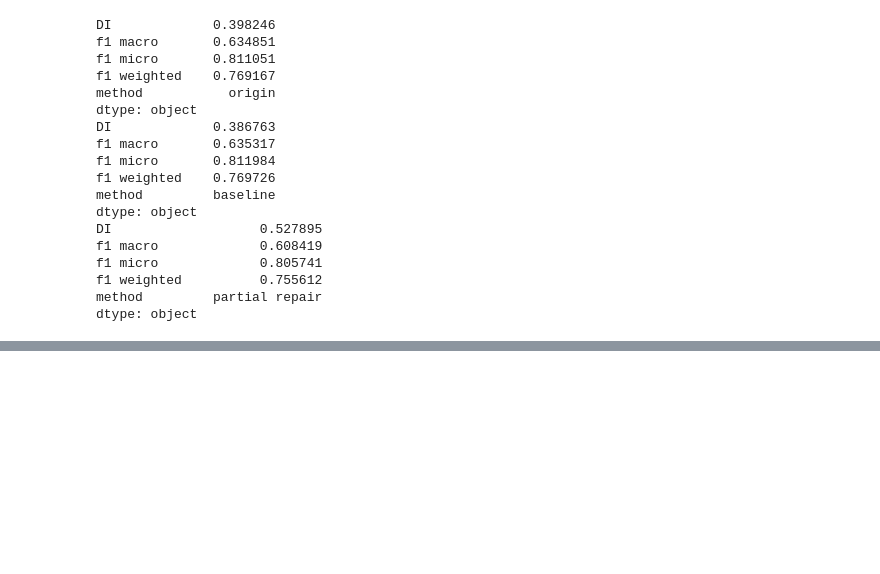
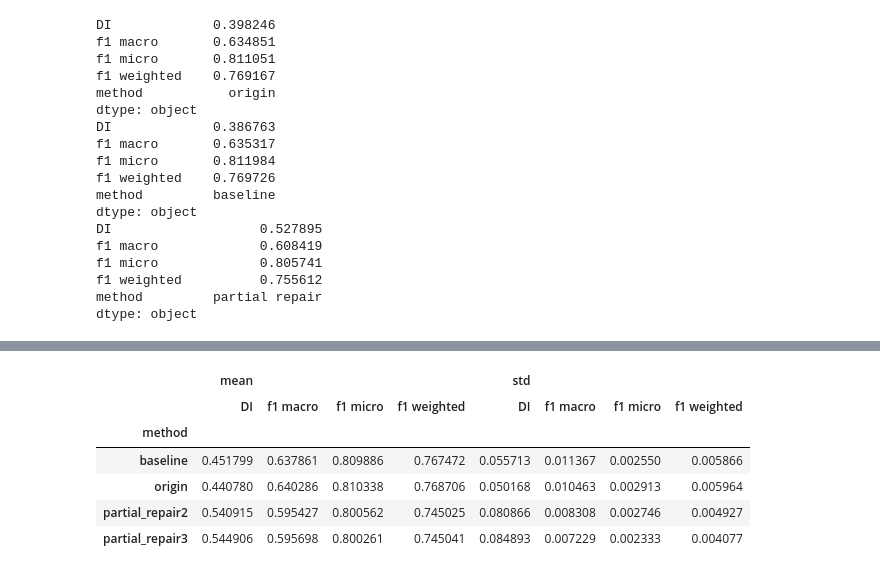
Before and after one commit to Quan-Zhou/OT_Debiasing, a Jupyter notebook: Dystra_fromadult_higher_combine.ipynb, the cells around one changed output, grey strips where cells are left out. Drawn from its saved outputs; the diff is of its cells as text; code cells hidden in the pictures; blank space fills up the shorter version.

```diff
--- a/Dystra_fromadult_higher_combine.ipynb
+++ b/Dystra_fromadult_higher_combine.ipynb
@@ -425,0 +471,17 @@ dtype: object
+# %%
+report=pd.read_csv('C:/Users/zhouq/Documents/optimal_transport/report_first.csv')
+performance=list(report.columns)[:-1]
+#methods=['origin','baseline','partial repair']
+methods=['origin','baseline','partial_repair2','partial_repair3']
+#list(set(report['method']))
+colors=['r','orange','c','g']
+pivot=pd.pivot_table(report,index=['method'],values=performance,aggfunc=[np.mean,np.std])
+pivot
+# %% [output]
+|  | mean |  |  |  | std |  |  |  |
+|  | DI | f1 macro | f1 micro | f1 weighted | DI | f1 macro | f1 micro | f1 weighted |
+| method |  |  |  |  |  |  |  |  |
+| baseline | 0.451799 | 0.637861 | 0.809886 | 0.767472 | 0.055713 | 0.011367 | 0.002550 | 0.005866 |
+| origin | 0.440780 | 0.640286 | 0.810338 | 0.768706 | 0.050168 | 0.010463 | 0.002913 | 0.005964 |
+| partial_repair2 | 0.540915 | 0.595427 | 0.800562 | 0.745025 | 0.080866 | 0.008308 | 0.002746 | 0.004927 |
+| partial_repair3 | 0.544906 | 0.595698 | 0.800261 | 0.745041 | 0.084893 | 0.007229 | 0.002333 | 0.004077 |
```
Also changed, not shown: parts of 3 cells of this notebook.
